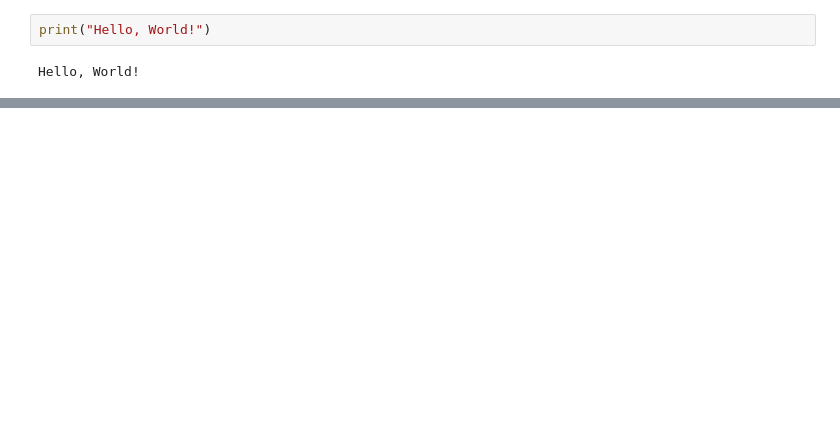
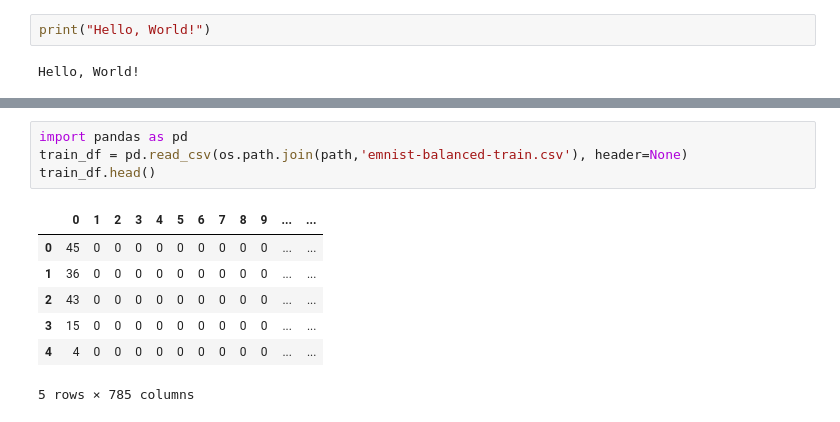
Before and after one commit to VuVietDuy/HandWritingRecognition, a Jupyter notebook: main.ipynb, the cells around one changed output, grey strips where cells are left out. Drawn from its saved outputs; the diff is of its cells as text; blank space fills up the shorter version.

```diff
--- a/main.ipynb
+++ b/main.ipynb
@@ -15,0 +38,12 @@ Path to dataset files: C:\Users\Admin\.cache\kagglehub\datasets\crawford\emnist\
+# %%
+import pandas as pd
+train_df = pd.read_csv(os.path.join(path,'emnist-balanced-train.csv'), header=None)
+train_df.head()
+# %% [output]
+|  | 0 | 1 | 2 | 3 | 4 | 5 | 6 | 7 | 8 | 9 | ... | ... |
+| 0 | 45 | 0 | 0 | 0 | 0 | 0 | 0 | 0 | 0 | 0 | ... | ... |
+| 1 | 36 | 0 | 0 | 0 | 0 | 0 | 0 | 0 | 0 | 0 | ... | ... |
+| 2 | 43 | 0 | 0 | 0 | 0 | 0 | 0 | 0 | 0 | 0 | ... | ... |
+| 3 | 15 | 0 | 0 | 0 | 0 | 0 | 0 | 0 | 0 | 0 | ... | ... |
+| 4 | 4 | 0 | 0 | 0 | 0 | 0 | 0 | 0 | 0 | 0 | ... | ... |
+5 rows × 785 columns
```
Also changed, not shown: parts of 16 cells of this notebook, 2 other files.
